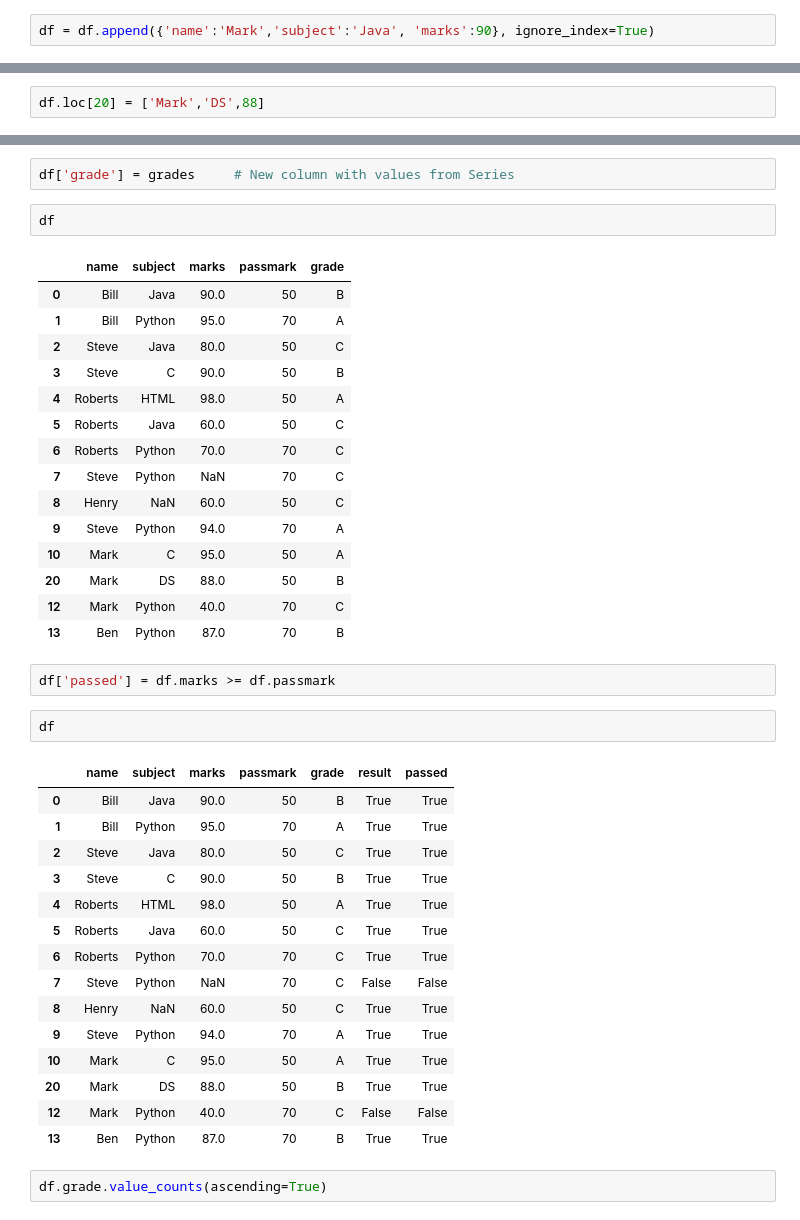
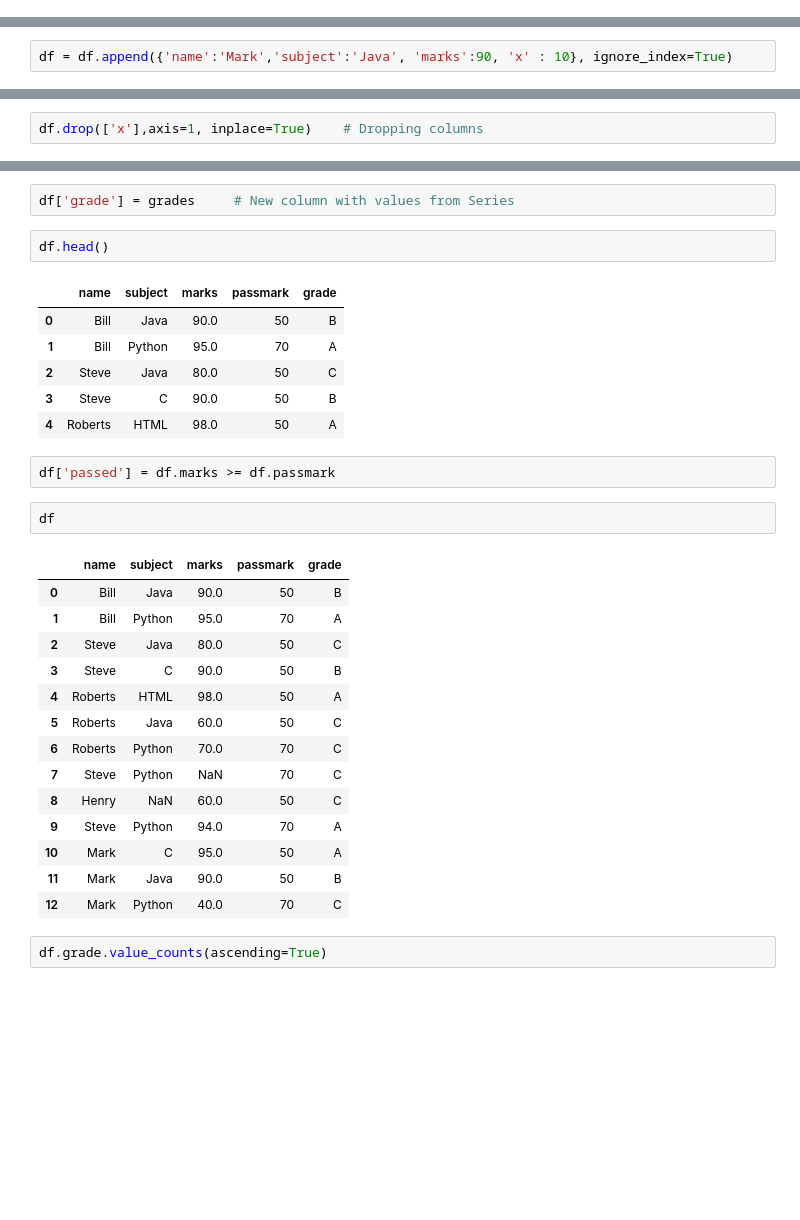
Before and after one commit to srikanthpragada/DS_12_MAY_2023, a Jupyter notebook: pandas/marks_df.ipynb, the cells around one changed output, grey strips where cells are left out. Cells and saved outputs as stored; diff of their text form; blank space fills up the shorter version.

```diff
--- a/pandas/marks_df.ipynb
+++ b/pandas/marks_df.ipynb
@@ -600,8 +600,6 @@ df.name.str.extract('([A-Z+])([a-z]+)')   # Grouping in RE
 | 9 | S | teve |
 # %% [markdown]
 ### Adding rows
-# %%
-df = df.append({'name':'Mark','subject':'Java', 'marks':90}, ignore_index=True)
 # %%
 df
 # %% [output]
@@ -619,0 +617,2 @@ df
+# %%
+df = df.append({'name':'Mark','subject':'Java', 'marks':90, 'x' : 10}, ignore_index=True)
@@ -620,2 +635,4 @@ df
+# %%
+df.drop(['x'],axis=1, inplace=True)    # Dropping columns
 # %%
 df.loc[12] = ['Mark','Python',88] # Changes existing row or adds new row
@@ -638,5 +639,3 @@ df
-# %%
-df.loc[20] = ['Mark','DS',88]
 # %%
 df
 # %% [output]
@@ -754,43 +752,33 @@ pandas.core.series.Series
 # %%
 df['grade'] = grades     # New column with values from Series
 # %%
-df
+df.head()
 # %% [output]
 |  | name | subject | marks | passmark | grade |
 | 0 | Bill | Java | 90.0 | 50 | B |
 | 1 | Bill | Python | 95.0 | 70 | A |
 | 2 | Steve | Java | 80.0 | 50 | C |
 | 3 | Steve | C | 90.0 | 50 | B |
 | 4 | Roberts | HTML | 98.0 | 50 | A |
-| 5 | Roberts | Java | 60.0 | 50 | C |
-| 6 | Roberts | Python | 70.0 | 70 | C |
-| 7 | Steve | Python | NaN | 70 | C |
-| 8 | Henry | NaN | 60.0 | 50 | C |
-| 9 | Steve | Python | 94.0 | 70 | A |
-| 10 | Mark | C | 95.0 | 50 | A |
-| 20 | Mark | DS | 88.0 | 50 | B |
-| 12 | Mark | Python | 40.0 | 70 | C |
-| 13 | Ben | Python | 87.0 | 70 | B |
 # %%
 df['passed'] = df.marks >= df.passmark
 # %%
 df
 # %% [output]
-|  | name | subject | marks | passmark | grade | result | passed |
-| 0 | Bill | Java | 90.0 | 50 | B | True | True |
-| 1 | Bill | Python | 95.0 | 70 | A | True | True |
-| 2 | Steve | Java | 80.0 | 50 | C | True | True |
-| 3 | Steve | C | 90.0 | 50 | B | True | True |
-| 4 | Roberts | HTML | 98.0 | 50 | A | True | True |
-| 5 | Roberts | Java | 60.0 | 50 | C | True | True |
-| 6 | Roberts | Python | 70.0 | 70 | C | True | True |
-| 7 | Steve | Python | NaN | 70 | C | False | False |
-| 8 | Henry | NaN | 60.0 | 50 | C | True | True |
-| 9 | Steve | Python | 94.0 | 70 | A | True | True |
-| 10 | Mark | C | 95.0 | 50 | A | True | True |
-| 20 | Mark | DS | 88.0 | 50 | B | True | True |
-| 12 | Mark | Python | 40.0 | 70 | C | False | False |
-| 13 | Ben | Python | 87.0 | 70 | B | True | True |
+|  | name | subject | marks | passmark | grade |
+| 0 | Bill | Java | 90.0 | 50 | B |
+| 1 | Bill | Python | 95.0 | 70 | A |
+| 2 | Steve | Java | 80.0 | 50 | C |
+| 3 | Steve | C | 90.0 | 50 | B |
+| 4 | Roberts | HTML | 98.0 | 50 | A |
+| 5 | Roberts | Java | 60.0 | 50 | C |
+| 6 | Roberts | Python | 70.0 | 70 | C |
+| 7 | Steve | Python | NaN | 70 | C |
+| 8 | Henry | NaN | 60.0 | 50 | C |
+| 9 | Steve | Python | 94.0 | 70 | A |
+| 10 | Mark | C | 95.0 | 50 | A |
+| 11 | Mark | Java | 90.0 | 50 | B |
+| 12 | Mark | Python | 40.0 | 70 | C |
 # %%
 df.grade.value_counts(ascending=True)
 # %% [output]
```
Also changed, not shown: parts of 22 cells of this notebook.
